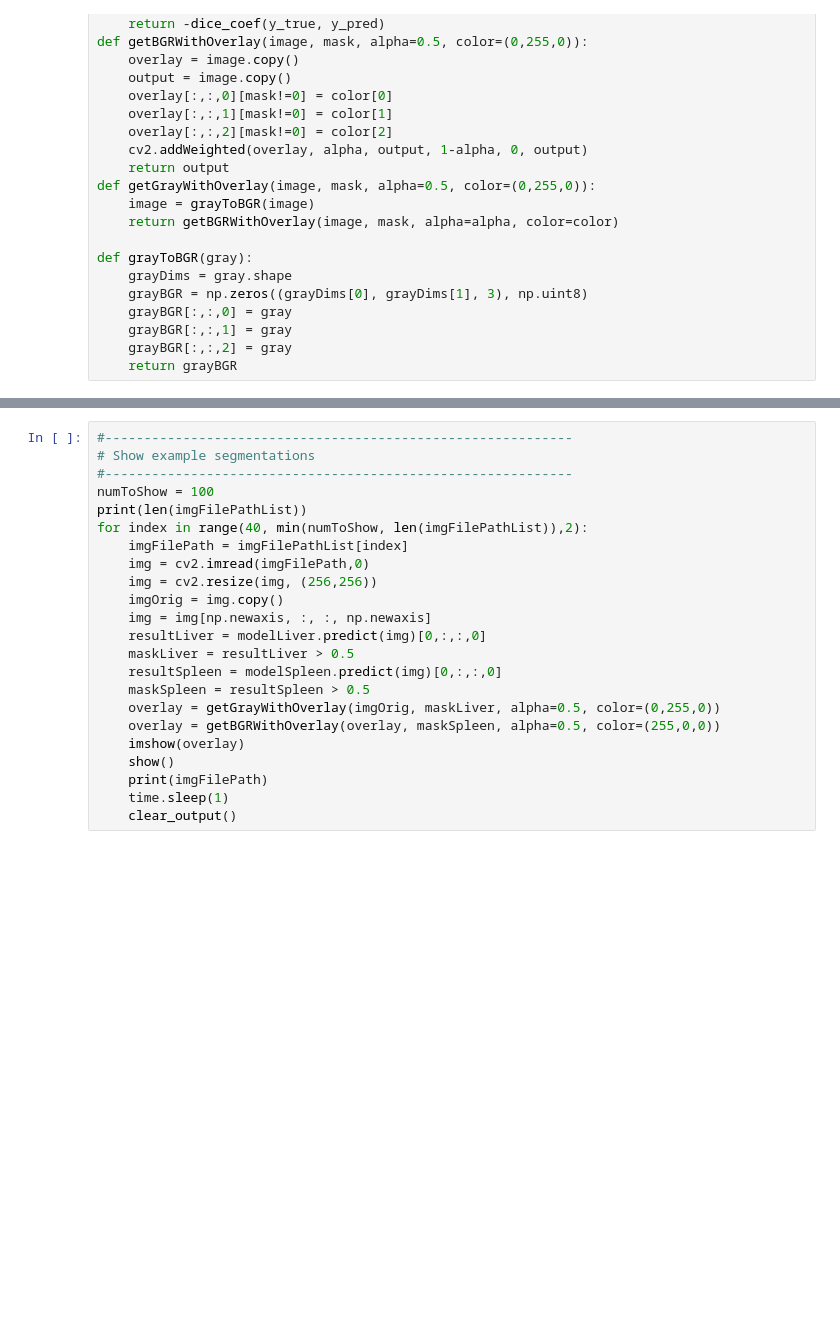
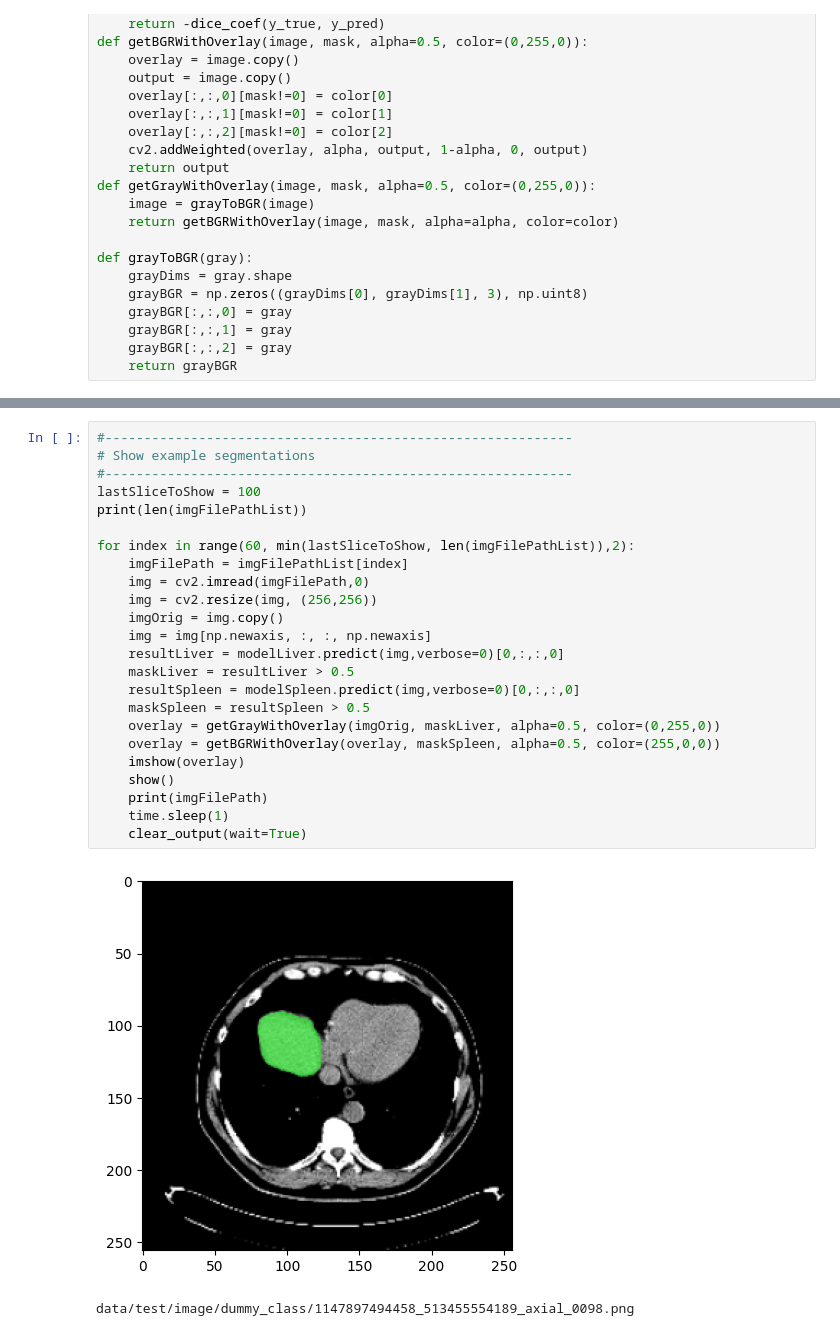
Before and after one commit to walterwitschey/BE547-ML, a Jupyter notebook: predict.ipynb, the cells around one changed output, grey strips where cells are left out. Drawn from its saved outputs; the diff is of its cells as text; blank space fills up the shorter version.

```diff
--- a/predict.ipynb
+++ b/predict.ipynb
@@ -143,23 +150,27 @@ print("Finished loading weights")
 # %%
 #------------------------------------------------------------
 # Show example segmentations
 #------------------------------------------------------------
-numToShow = 100
+lastSliceToShow = 100
 print(len(imgFilePathList))
-for index in range(40, min(numToShow, len(imgFilePathList)),2):
+
+for index in range(60, min(lastSliceToShow, len(imgFilePathList)),2):
     imgFilePath = imgFilePathList[index]
     img = cv2.imread(imgFilePath,0)
     img = cv2.resize(img, (256,256))
     imgOrig = img.copy()
     img = img[np.newaxis, :, :, np.newaxis]
-    resultLiver = modelLiver.predict(img)[0,:,:,0]
+    resultLiver = modelLiver.predict(img,verbose=0)[0,:,:,0]
     maskLiver = resultLiver > 0.5
-    resultSpleen = modelSpleen.predict(img)[0,:,:,0]
+    resultSpleen = modelSpleen.predict(img,verbose=0)[0,:,:,0]
     maskSpleen = resultSpleen > 0.5
     overlay = getGrayWithOverlay(imgOrig, maskLiver, alpha=0.5, color=(0,255,0))
     overlay = getBGRWithOverlay(overlay, maskSpleen, alpha=0.5, color=(255,0,0))
     imshow(overlay)
     show()
     print(imgFilePath)
     time.sleep(1)
-    clear_output()
+    clear_output(wait=True)
+# %% [output]
+[figure, added]
+data/test/image/dummy_class/1147897494458_513455554189_axial_0098.png
```
Also changed, not shown: parts of 4 cells of this notebook, 2 other files.
